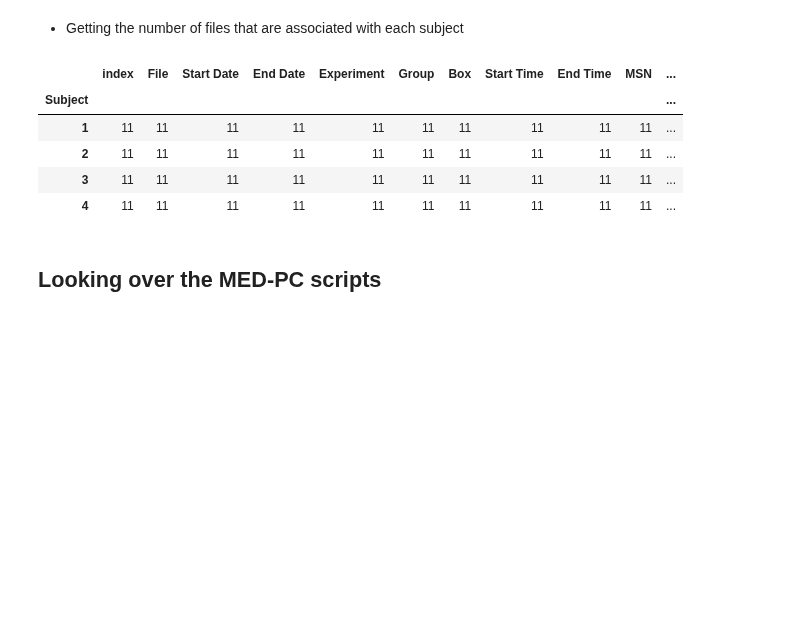
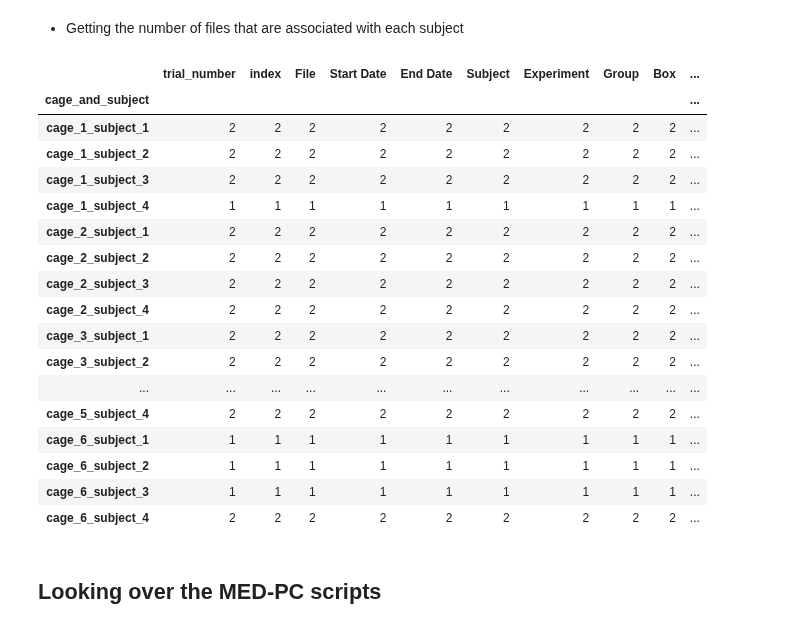
Before and after one commit to padillacoreanolab/behavioral_dataframe_processing, a Jupyter notebook: results/2022_07_20_repeated_id_fix/01_extracting_recording_data_and_metadata.ipynb, the cells around one changed output. Saved outputs shown, nothing was run; the diff lists cells and outputs as text; code cells hidden in the pictures; blank space fills up the shorter version.

```diff
--- a/results/2022_07_20_repeated_id_fix/01_extracting_recording_data_and_metadata.ipynb
+++ b/results/2022_07_20_repeated_id_fix/01_extracting_recording_data_and_metadata.ipynb
@@ -173,4 +172,0 @@ metadata_df.tail()
-# %%
-# Changing the file path to Windows format, then back to Linux format
-# Then just taking the file name
-metadata_df["file_name"] = metadata_df["File"].apply(lambda x: os.path.basename(Path(PureWindowsPath(x))).strip())
@@ -196,0 +175,4 @@ metadata_df
+# %%
+# Changing the file path to Windows format, then back to Linux format
+# Then just taking the file name
+metadata_df["file_name"] = metadata_df["File"].apply(lambda x: os.path.basename(pathlib.Path(pathlib.PureWindowsPath(x))).strip())
@@ -298,14 +320,26 @@ metadata_df.tail()
 - Getting the number of files that are associated with each subject
 # %%
 # How many files there are for each subject
-metadata_df.groupby("Subject").count()
+metadata_df.groupby("cage_and_subject").count()
 # %% [output]
-|  | index | File | Start Date | End Date | Experiment | Group | Box | Start Time | End Time | MSN | ... |
-| Subject |  |  |  |  |  |  |  |  |  |  | ... |
-| 1 | 11 | 11 | 11 | 11 | 11 | 11 | 11 | 11 | 11 | 11 | ... |
-| 2 | 11 | 11 | 11 | 11 | 11 | 11 | 11 | 11 | 11 | 11 | ... |
-| 3 | 11 | 11 | 11 | 11 | 11 | 11 | 11 | 11 | 11 | 11 | ... |
-| 4 | 11 | 11 | 11 | 11 | 11 | 11 | 11 | 11 | 11 | 11 | ... |
+|  | trial_number | index | File | Start Date | End Date | Subject | Experiment | Group | Box | ... |
+| cage_and_subject |  |  |  |  |  |  |  |  |  | ... |
+| cage_1_subject_1 | 2 | 2 | 2 | 2 | 2 | 2 | 2 | 2 | 2 | ... |
+| cage_1_subject_2 | 2 | 2 | 2 | 2 | 2 | 2 | 2 | 2 | 2 | ... |
+| cage_1_subject_3 | 2 | 2 | 2 | 2 | 2 | 2 | 2 | 2 | 2 | ... |
+| cage_1_subject_4 | 1 | 1 | 1 | 1 | 1 | 1 | 1 | 1 | 1 | ... |
+| cage_2_subject_1 | 2 | 2 | 2 | 2 | 2 | 2 | 2 | 2 | 2 | ... |
+| cage_2_subject_2 | 2 | 2 | 2 | 2 | 2 | 2 | 2 | 2 | 2 | ... |
+| cage_2_subject_3 | 2 | 2 | 2 | 2 | 2 | 2 | 2 | 2 | 2 | ... |
+| cage_2_subject_4 | 2 | 2 | 2 | 2 | 2 | 2 | 2 | 2 | 2 | ... |
+| cage_3_subject_1 | 2 | 2 | 2 | 2 | 2 | 2 | 2 | 2 | 2 | ... |
+| cage_3_subject_2 | 2 | 2 | 2 | 2 | 2 | 2 | 2 | 2 | 2 | ... |
+| ... | ... | ... | ... | ... | ... | ... | ... | ... | ... | ... |
+| cage_5_subject_4 | 2 | 2 | 2 | 2 | 2 | 2 | 2 | 2 | 2 | ... |
+| cage_6_subject_1 | 1 | 1 | 1 | 1 | 1 | 1 | 1 | 1 | 1 | ... |
+| cage_6_subject_2 | 1 | 1 | 1 | 1 | 1 | 1 | 1 | 1 | 1 | ... |
+| cage_6_subject_3 | 1 | 1 | 1 | 1 | 1 | 1 | 1 | 1 | 1 | ... |
+| cage_6_subject_4 | 2 | 2 | 2 | 2 | 2 | 2 | 2 | 2 | 2 | ... |
 # %% [markdown]
 ## Looking over the MED-PC scripts
 # %% [markdown]
```
Also changed, not shown: parts of 34 cells of this notebook, 3 other files.
